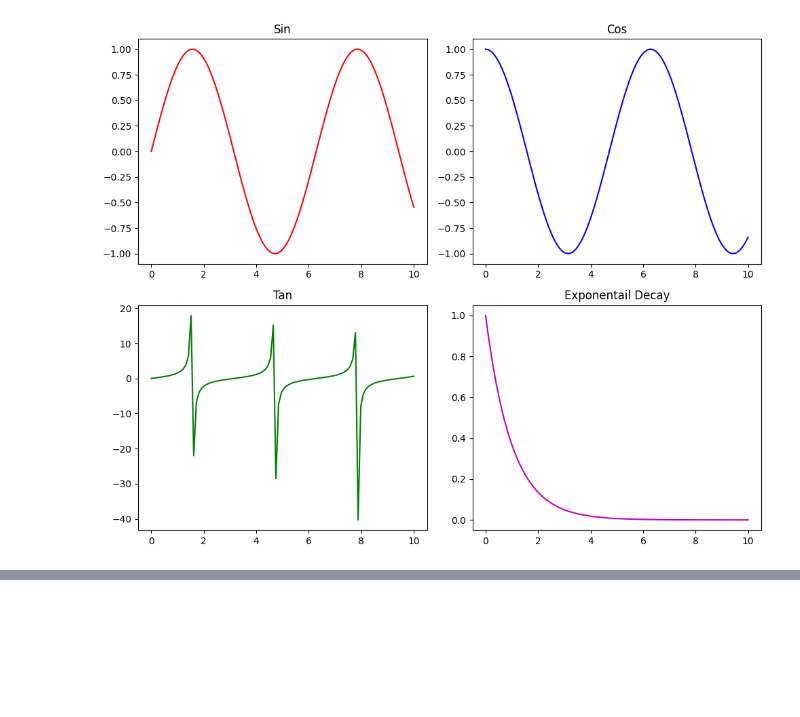
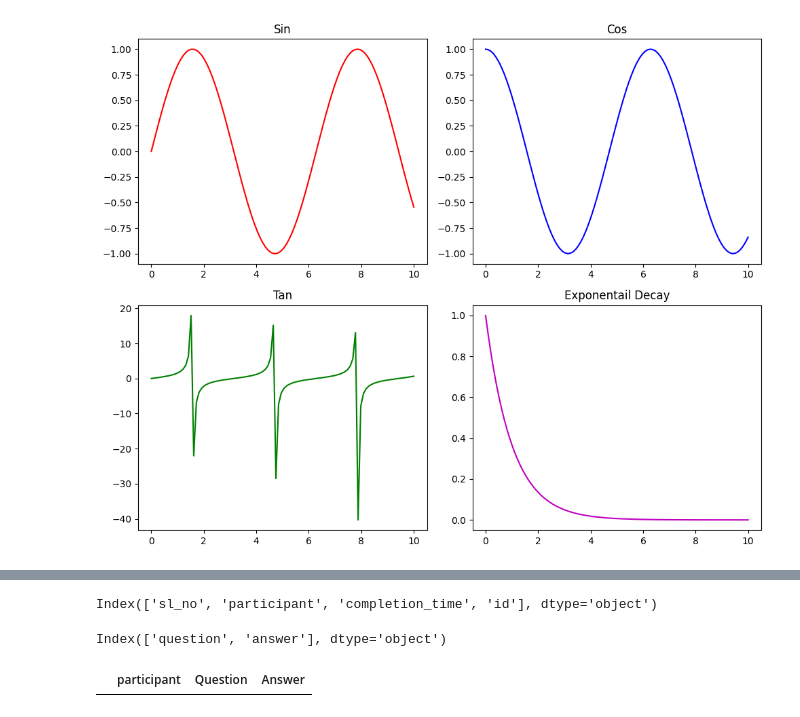
Before and after one commit to AjeebKunhuty/UST-Training-Campus, a Jupyter notebook: Python/dataAnalytics.ipynb, the cells around one changed output, grey strips where cells are left out. Saved outputs shown, nothing was run; the diff lists cells and outputs as text; code cells hidden in the pictures; blank space fills up the shorter version.

```diff
--- a/Python/dataAnalytics.ipynb
+++ b/Python/dataAnalytics.ipynb
@@ -1082,0 +1131,14 @@ plt.show()
+# %%
+studentsdf = pd.read_csv('Dataset/results.csv')
+studentsdf.columns
+# %% [output]
+Index(['sl_no', 'participant', 'completion_time', 'id'], dtype='object')
+# %%
+answersdf = pd.read_csv('Dataset/answers.csv')
+answersdf.columns
+# %% [output]
+Index(['question', 'answer'], dtype='object')
+# %%
+studentsdf.set_index('participant').stack().reset_index().rename(columns={'level_1':'Question', 0:'Answer'})
+# %% [output]
+|  | participant | Question | Answer |
```
Also changed, not shown: parts of 5 cells of this notebook.
